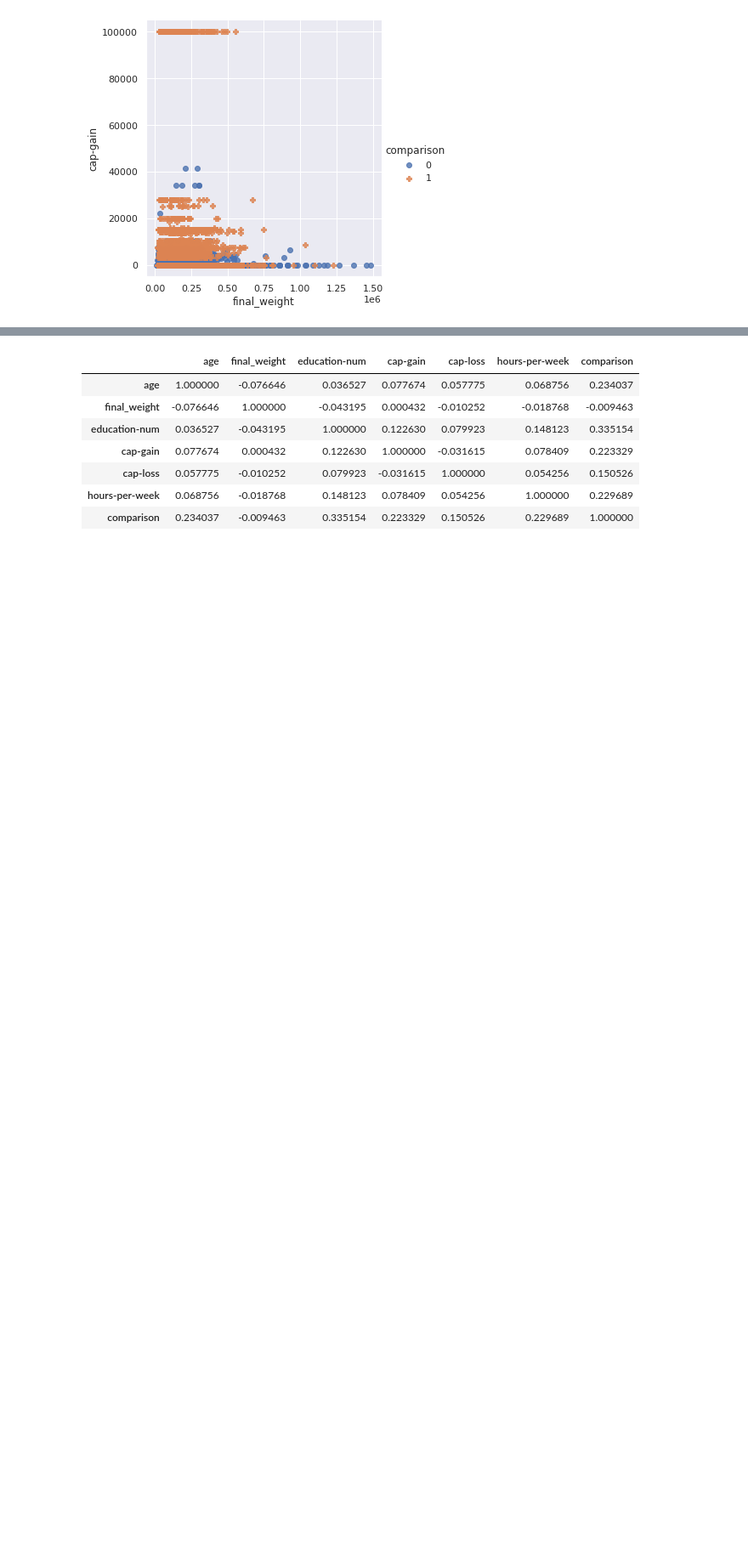
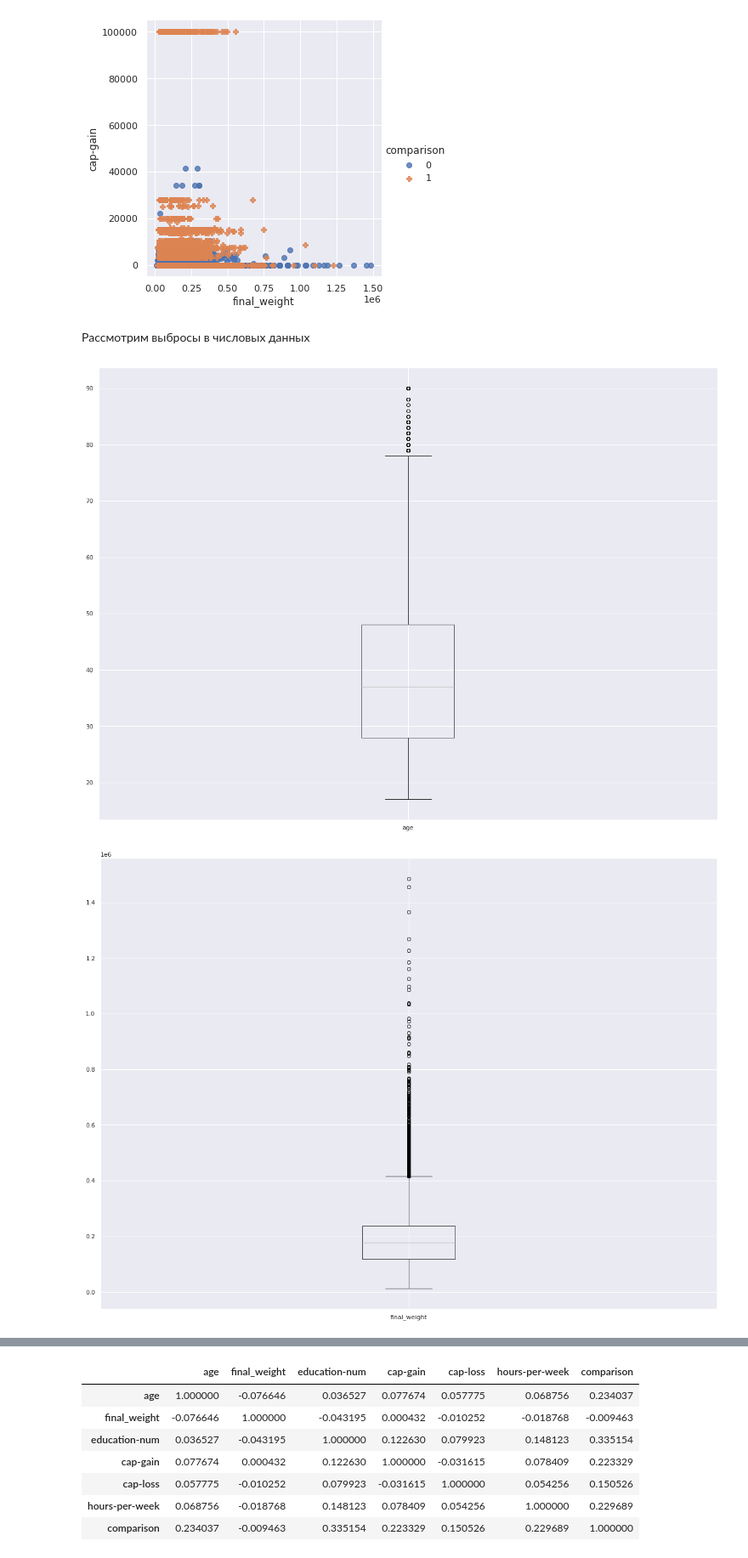
Before and after one commit to DimaScientist/WA-Test-DS, a Jupyter notebook: TestTask.ipynb, the cells around one changed output, grey strips where cells are left out. Shown at 85% size. Saved outputs shown, nothing was run; the diff lists cells and outputs as text; code cells hidden in the pictures; blank space fills up the shorter version.

```diff
--- a/TestTask.ipynb
+++ b/TestTask.ipynb
@@ -316,3 +322,12 @@ sns.lmplot(x='final_weight', y='cap-gain', data=new_train_data,
 # %% [output]
 <seaborn.axisgrid.FacetGrid at 0x...>
 [figure]
+# %% [markdown]
+Рассмотрим выбросы в числовых данных
+# %%
+for i, col in enumerate(new_train_data._get_numeric_data().columns):
+    plt.figure(i)
+    new_train_data.boxplot(column=[col])
+# %% [output]
+[figure, added]
+[figure, added]
```
Also changed, not shown: parts of 21 cells of this notebook.
